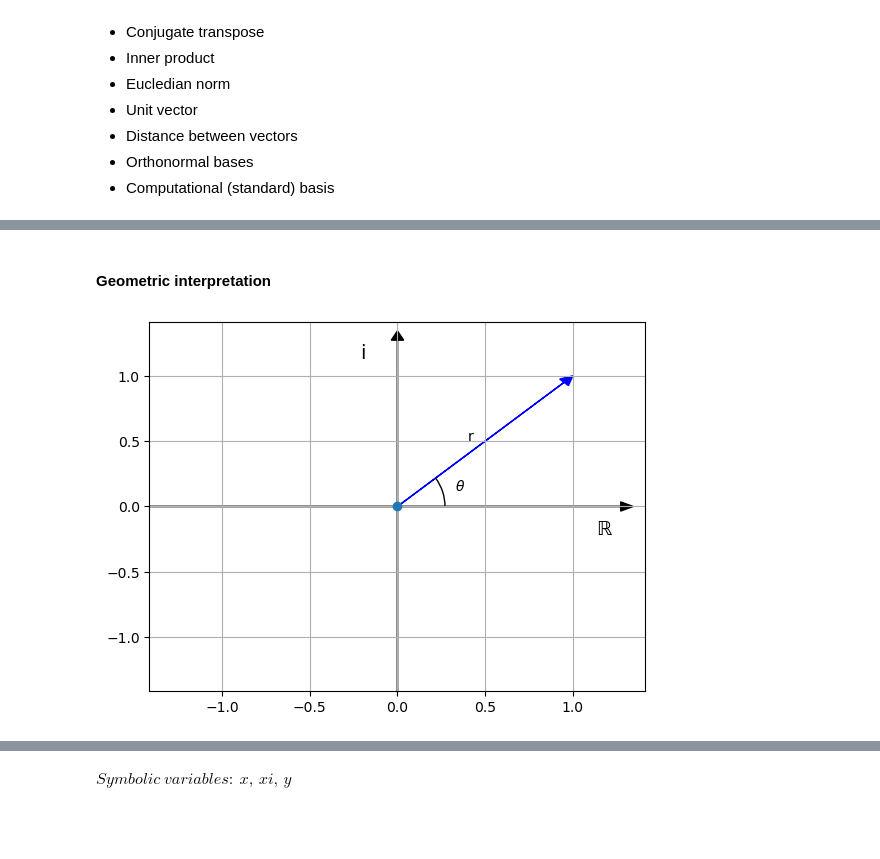
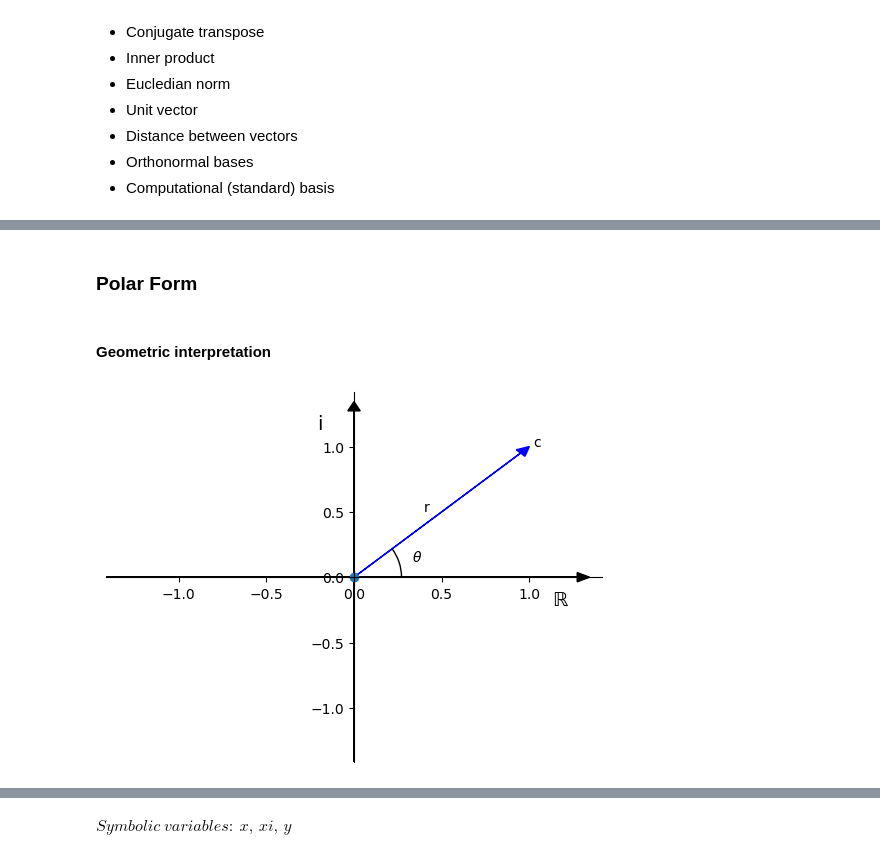
Before and after one commit to 0riv3r/quantum_computing_math_and_algorithms, a Jupyter notebook: quantum_math_cheat_sheet.ipynb, the cells around one changed output, grey strips where cells are left out. Saved outputs shown, nothing was run; the diff lists cells and outputs as text; code cells hidden in the pictures; blank space fills up the shorter version.

```diff
--- a/quantum_math_cheat_sheet.ipynb
+++ b/quantum_math_cheat_sheet.ipynb
@@ -33,3 +23 @@ $\displaystyle r,\theta \in \mathbb{R}$
-# %% [markdown]
-#### Geometric interpretation
 # %%
@@ -185,12 +177,17 @@ class AngleAnnotation(Arc):
             offs = trans.transform(((X-s/2), 0))[0] * 72
             self.text.set_position([offs*np.cos(angle), offs*np.sin(angle)])
 # %%
+# Complex plane
+# from:
+# https://github.com/osnove/other/blob/master/complex_plane.py
+# with a few changes by me
+
 import matplotlib.pyplot as plt
 import numpy as np # dodamo še numerično knjižico
 get_ipython().run_line_magic('matplotlib', 'inline')
 
 
-def complex_plane2(z,axis_type=0):
+def complex_plane2(z,p1,p2,center=(0,0),axis_type=0):
     """Creates complex plane and shows complex numbers as vectors (complexors)
 
     Parameters
@@ -212,8 +209,8 @@ def complex_plane2(z,axis_type=0):
 
     if axis_type==0:
         plt.axis("off")
-        plt.text(-0.15*w, 0.8*w, "Im", fontsize=14)
-        plt.text( 0.8*w,-0.15*w, "Re", fontsize=14)
+        plt.text(-0.15*w, 0.8*w, "i", fontsize=14)
+        plt.text( 0.8*w,-0.15*w, "ℝ", fontsize=14)
     elif axis_type==1:
         plt.axis("on")
         plt.grid()
@@ -232,8 +229,10 @@ def complex_plane2(z,axis_type=0):
         ax.xaxis.set_ticks_position('bottom')
         ax.yaxis.set_ticks_position('left')
 
-        ax.set_xlabel('                                                 Re []')
-        ax.set_ylabel('                                                 Im []')
+        # ax.set_xlabel('                                                 ℝ')
+        # ax.set_ylabel('                                                 i')
+        plt.text(-0.15*w, 0.8*w, "i", fontsize=14)
+        plt.text( 0.8*w,-0.15*w, 'ℝ', fontsize=14)
 
     plt.xlim(-w,w)
     plt.ylim(-w,w)
@@ -248,28 +247,28 @@ def complex_plane2(z,axis_type=0):
 
 
         # angle
-        center = (0, 0)
-        p1 = [(0, 0), (1.0, 0)]
-        p2 = [(0, 0), (1.0, 1.0)]
         point, = ax.plot(*center, marker="o")
         AngleAnnotation(center, p1[1], p2[1], ax=ax, size=95, text=r"$\theta$", textposition="edge")
+# %% [markdown]
+### Polar Form
+# %% [markdown]
+#### Geometric interpretation
 # %%
 import matplotlib.pyplot as plt
 import numpy as np # dodamo še numerično knjižico
 get_ipython().run_line_magic('matplotlib', 'inline')
 
 #z=[20+10j,15,-10-10j,5+15j] # array of complex values
 z=[1+1j]
 
-complex_plane2(z,1) # function to be called
-
 center = (0, 0)
 p1 = [(0, 0), (1.0, 0)]
 p2 = [(0, 0), (1.0, 1.0)]
-point, = ax.plot(*center, marker="o")
-AngleAnnotation(center, p1[1], p2[1], ax=ax, size=95, text=r"$\theta$", textposition="edge")
+
+complex_plane2(z,p1,p2,center,axis_type=2)
 
 plt.text(0.4,0.5,'r')
+plt.text(1.02,1.0,'c')
 plt.show()
 # %% [output]
-[figure, old version]
+[figure, new version]
```
Also changed, not shown: parts of 10 cells of this notebook.
